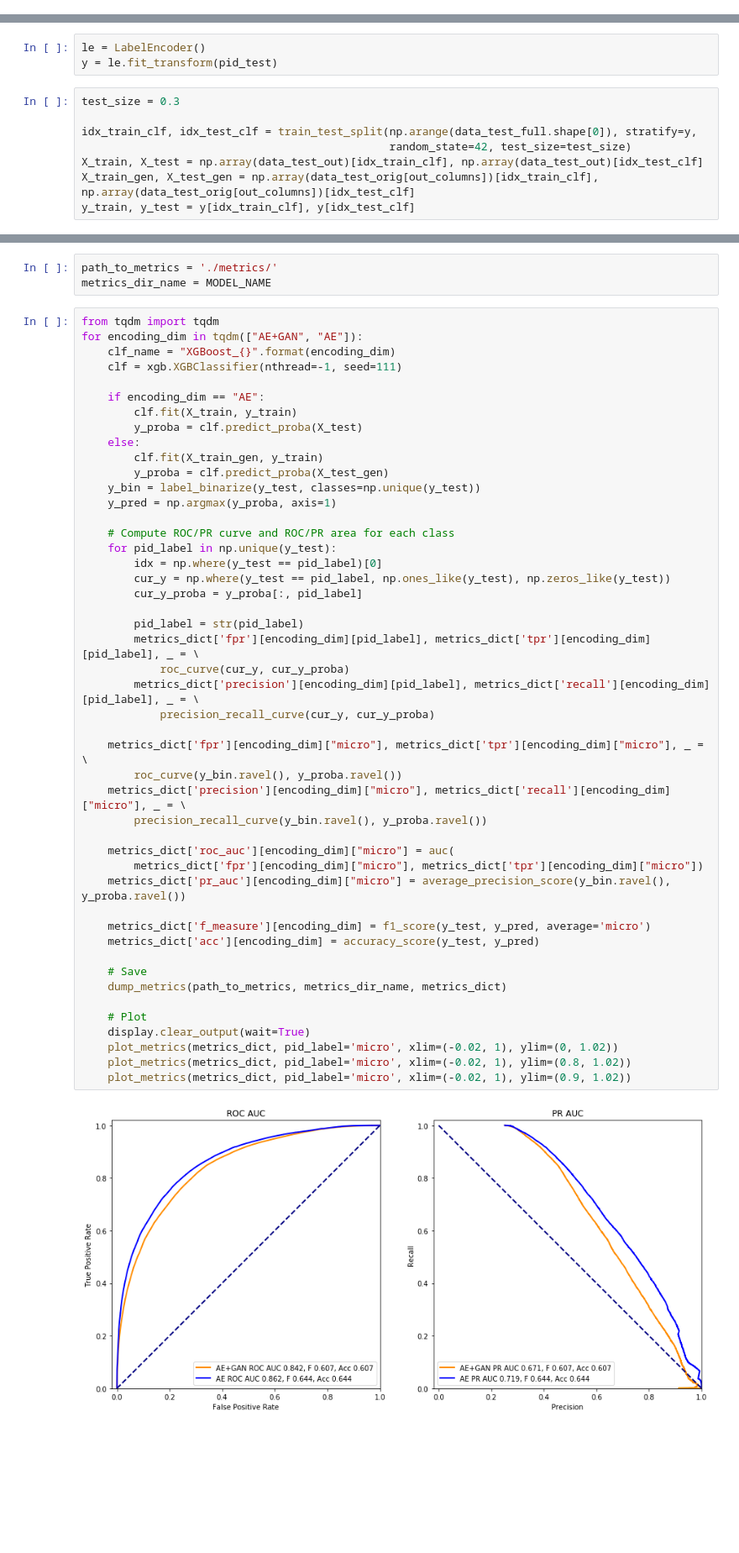
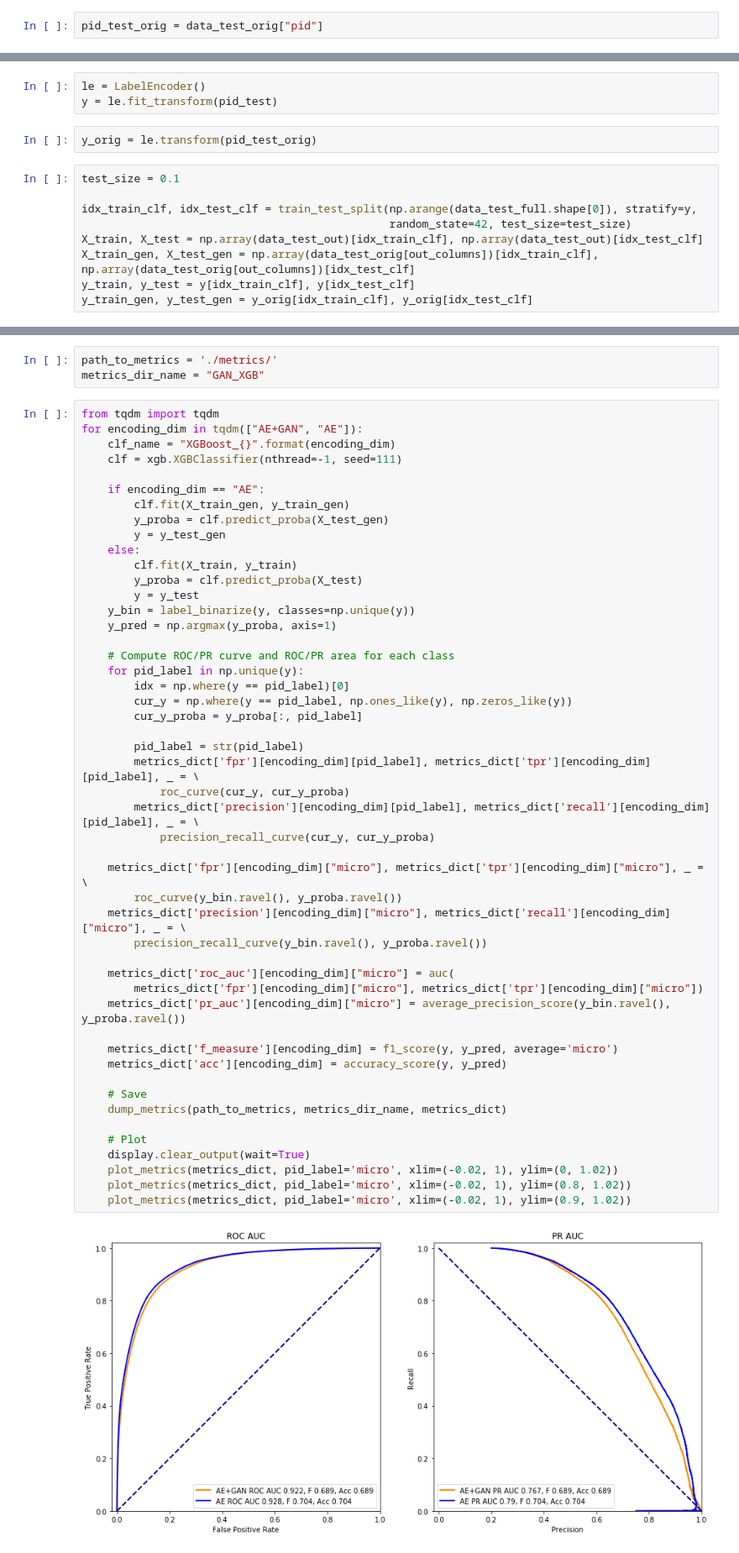
Before and after one commit to weissercn/LHCb_PID_Compression, a Jupyter notebook: GAN_Kramer_apart_XGB.ipynb, the cells around one changed output, grey strips where cells are left out. Shown at 84% size. Saved outputs shown, nothing was run; the diff lists cells and outputs as text; blank space fills up the shorter version.

```diff
--- a/GAN_Kramer_apart_XGB.ipynb
+++ b/GAN_Kramer_apart_XGB.ipynb
@@ -286,5 +121,7 @@ data_test_input = data_test[in_columns]
 data_test_out = data_test[out_columns]
 data_test_full = data_test[in_columns+out_columns]
 pid_test = data_test["pid"]
+# %%
+pid_test_orig = data_test_orig["pid"]
 # %% [markdown]
 Split to train/test for xgboost:
@@ -291,11 +132,14 @@ Split to train/test for xgboost:
 # %%
 le = LabelEncoder()
 y = le.fit_transform(pid_test)
+# %%
+y_orig = le.transform(pid_test_orig)
 # %%
-test_size = 0.3
+test_size = 0.1
 
 idx_train_clf, idx_test_clf = train_test_split(np.arange(data_test_full.shape[0]), stratify=y,
                                                random_state=42, test_size=test_size)
 X_train, X_test = np.array(data_test_out)[idx_train_clf], np.array(data_test_out)[idx_test_clf]
 X_train_gen, X_test_gen = np.array(data_test_orig[out_columns])[idx_train_clf], np.array(data_test_orig[out_columns])[idx_test_clf]
 y_train, y_test = y[idx_train_clf], y[idx_test_clf]
+y_train_gen, y_test_gen = y_orig[idx_train_clf], y_orig[idx_test_clf]
@@ -316,7 +164,7 @@ metrics_dict = {
 }
 # %%
 path_to_metrics = './metrics/'
-metrics_dir_name = MODEL_NAME
+metrics_dir_name = "GAN_XGB"
 # %%
 from tqdm import tqdm
 for encoding_dim in tqdm(["AE+GAN", "AE"]):
@@ -324,45 +172,47 @@ for encoding_dim in tqdm(["AE+GAN", "AE"]):
     clf = xgb.XGBClassifier(nthread=-1, seed=111)
 
     if encoding_dim == "AE":
+        clf.fit(X_train_gen, y_train_gen)
+        y_proba = clf.predict_proba(X_test_gen)
+        y = y_test_gen
+    else:
         clf.fit(X_train, y_train)
         y_proba = clf.predict_proba(X_test)
-    else:
-        clf.fit(X_train_gen, y_train)
-        y_proba = clf.predict_proba(X_test_gen)
-    y_bin = label_binarize(y_test, classes=np.unique(y_test))
+        y = y_test
+    y_bin = label_binarize(y, classes=np.unique(y))
     y_pred = np.argmax(y_proba, axis=1)
 
     # Compute ROC/PR curve and ROC/PR area for each class
-    for pid_label in np.unique(y_test):
-        idx = np.where(y_test == pid_label)[0]
-        cur_y = np.where(y_test == pid_label, np.ones_like(y_test), np.zeros_like(y_test))
+    for pid_label in np.unique(y):
+        idx = np.where(y == pid_label)[0]
+        cur_y = np.where(y == pid_label, np.ones_like(y), np.zeros_like(y))
         cur_y_proba = y_proba[:, pid_label]
 
         pid_label = str(pid_label)
         metrics_dict['fpr'][encoding_dim][pid_label], metrics_dict['tpr'][encoding_dim][pid_label], _ = \
             roc_curve(cur_y, cur_y_proba)
         metrics_dict['precision'][encoding_dim][pid_label], metrics_dict['recall'][encoding_dim][pid_label], _ = \
             precision_recall_curve(cur_y, cur_y_proba)
 
     metrics_dict['fpr'][encoding_dim]["micro"], metrics_dict['tpr'][encoding_dim]["micro"], _ = \
         roc_curve(y_bin.ravel(), y_proba.ravel())
     metrics_dict['precision'][encoding_dim]["micro"], metrics_dict['recall'][encoding_dim]["micro"], _ = \
         precision_recall_curve(y_bin.ravel(), y_proba.ravel())
 
     metrics_dict['roc_auc'][encoding_dim]["micro"] = auc(
         metrics_dict['fpr'][encoding_dim]["micro"], metrics_dict['tpr'][encoding_dim]["micro"])
     metrics_dict['pr_auc'][encoding_dim]["micro"] = average_precision_score(y_bin.ravel(), y_proba.ravel())
 
-    metrics_dict['f_measure'][encoding_dim] = f1_score(y_test, y_pred, average='micro')
-    metrics_dict['acc'][encoding_dim] = accuracy_score(y_test, y_pred)
+    metrics_dict['f_measure'][encoding_dim] = f1_score(y, y_pred, average='micro')
+    metrics_dict['acc'][encoding_dim] = accuracy_score(y, y_pred)
 
     # Save
     dump_metrics(path_to_metrics, metrics_dir_name, metrics_dict)
 
     # Plot
     display.clear_output(wait=True)
     plot_metrics(metrics_dict, pid_label='micro', xlim=(-0.02, 1), ylim=(0, 1.02))
     plot_metrics(metrics_dict, pid_label='micro', xlim=(-0.02, 1), ylim=(0.8, 1.02))
     plot_metrics(metrics_dict, pid_label='micro', xlim=(-0.02, 1), ylim=(0.9, 1.02))
 # %% [output]
-[figure, old version]
+[figure, new version]
```
Also changed, not shown: parts of 40 cells of this notebook, 5 other files.
